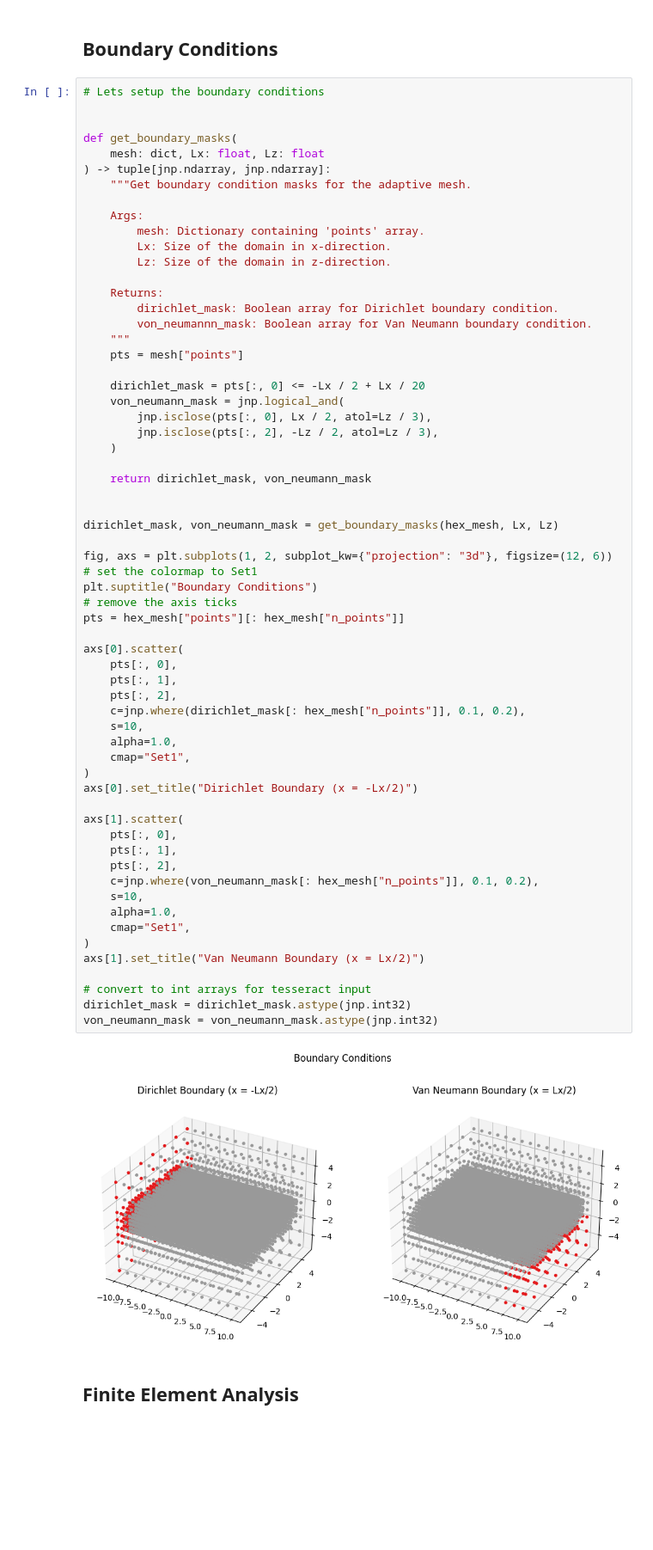
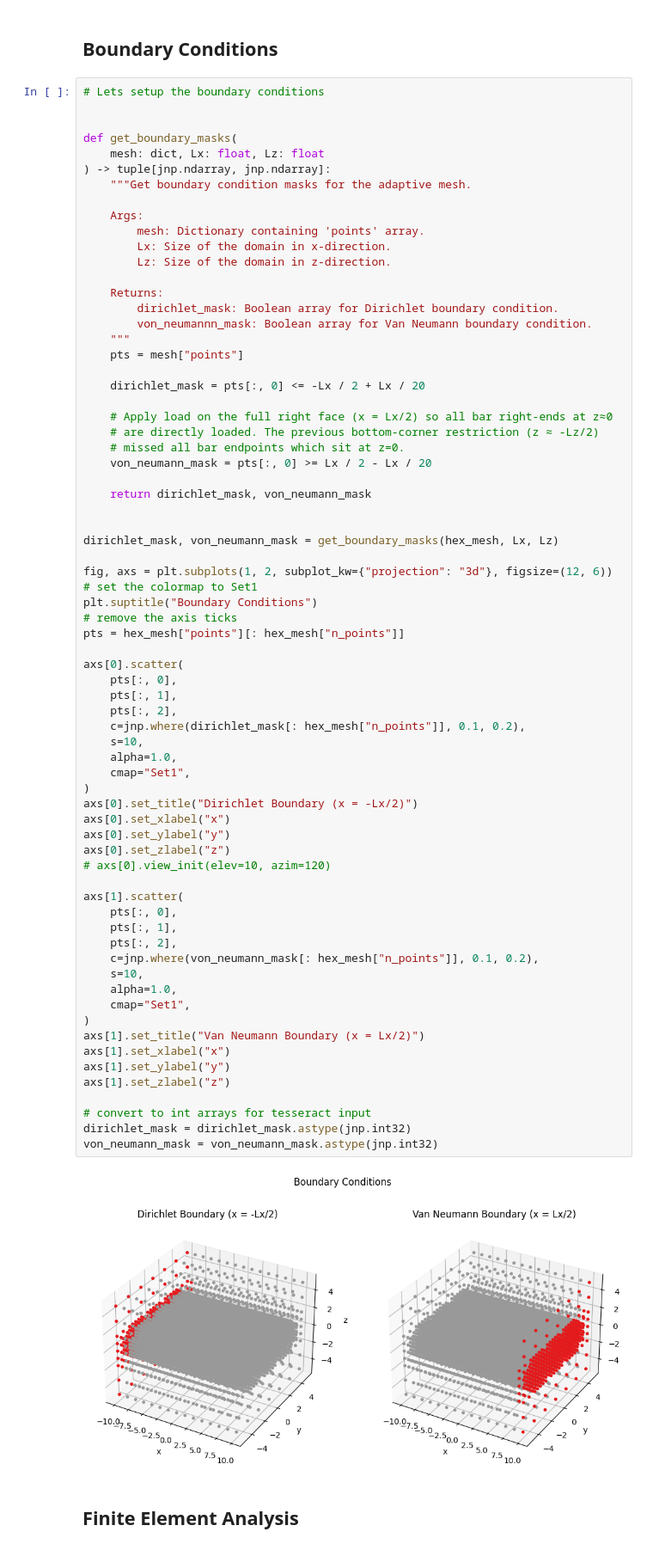
Before and after one commit to pasteurlabs/tesseract-core, a Jupyter notebook: demo/_showcase/ansys-shapeopt/optimization_os.ipynb, the cells around one changed output. Shown at 86% size. Cells and saved outputs as stored; diff of their text form; blank space fills up the shorter version.

Commit message:
replace umfpack_solver with jax_solver; fix neumann BCs

```diff
--- a/demo/_showcase/ansys-shapeopt/optimization_os.ipynb
+++ b/demo/_showcase/ansys-shapeopt/optimization_os.ipynb
@@ -286,10 +286,11 @@ def get_boundary_masks(
     pts = mesh["points"]
 
     dirichlet_mask = pts[:, 0] <= -Lx / 2 + Lx / 20
-    von_neumann_mask = jnp.logical_and(
-        jnp.isclose(pts[:, 0], Lx / 2, atol=Lz / 3),
-        jnp.isclose(pts[:, 2], -Lz / 2, atol=Lz / 3),
-    )
+
+    # Apply load on the full right face (x = Lx/2) so all bar right-ends at z≈0
+    # are directly loaded. The previous bottom-corner restriction (z ≈ -Lz/2)
+    # missed all bar endpoints which sit at z=0.
+    von_neumann_mask = pts[:, 0] >= Lx / 2 - Lx / 20
 
     return dirichlet_mask, von_neumann_mask
 
@@ -301,34 +302,41 @@ fig, axs = plt.subplots(1, 2, subplot_kw={"projection": "3d"}, figsize=(12, 6))
 plt.suptitle("Boundary Conditions")
 # remove the axis ticks
 pts = hex_mesh["points"][: hex_mesh["n_points"]]
 
 axs[0].scatter(
     pts[:, 0],
     pts[:, 1],
     pts[:, 2],
     c=jnp.where(dirichlet_mask[: hex_mesh["n_points"]], 0.1, 0.2),
     s=10,
     alpha=1.0,
     cmap="Set1",
 )
 axs[0].set_title("Dirichlet Boundary (x = -Lx/2)")
+axs[0].set_xlabel("x")
+axs[0].set_ylabel("y")
+axs[0].set_zlabel("z")
+# axs[0].view_init(elev=10, azim=120)
 
 axs[1].scatter(
     pts[:, 0],
     pts[:, 1],
     pts[:, 2],
     c=jnp.where(von_neumann_mask[: hex_mesh["n_points"]], 0.1, 0.2),
     s=10,
     alpha=1.0,
     cmap="Set1",
 )
 axs[1].set_title("Van Neumann Boundary (x = Lx/2)")
+axs[1].set_xlabel("x")
+axs[1].set_ylabel("y")
+axs[1].set_zlabel("z")
 
 # convert to int arrays for tesseract input
 dirichlet_mask = dirichlet_mask.astype(jnp.int32)
 von_neumann_mask = von_neumann_mask.astype(jnp.int32)
 # %% [output]
-[figure, old version]
+[figure, new version]
 # %% [markdown]
 ## Finite Element Analysis
 # %%
```
Also changed, not shown: parts of 4 cells of this notebook, 3 other files.
